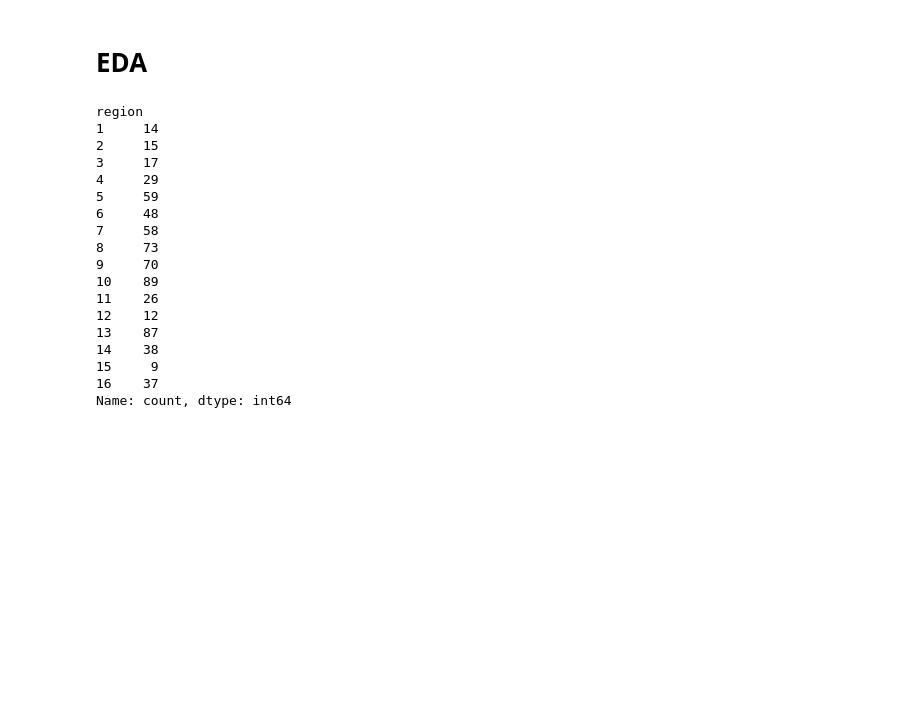
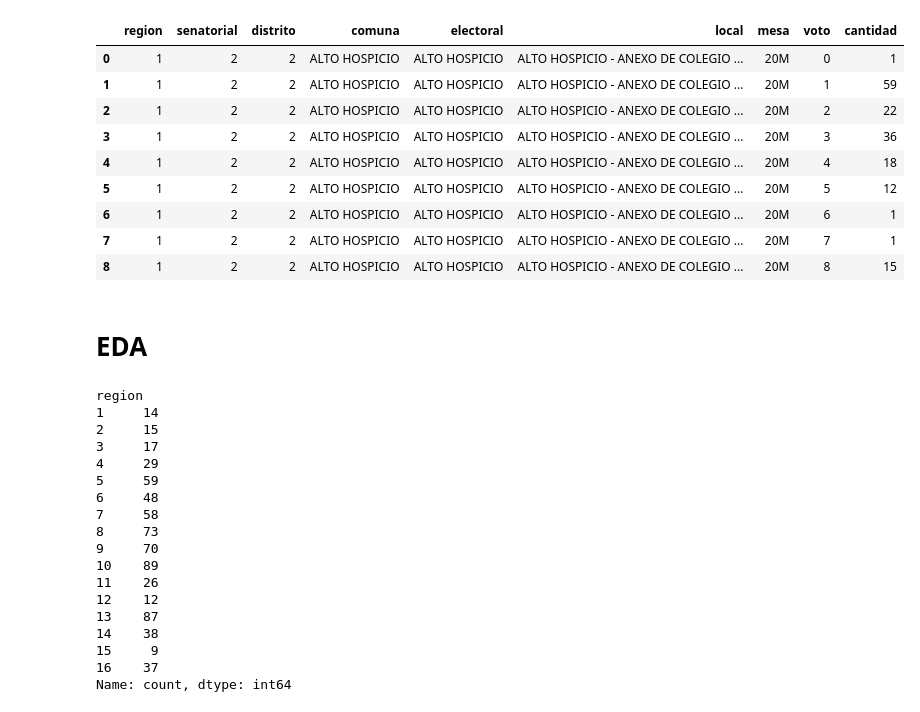
Before and after one commit to vicenteaguero/predecir-elecciones-chile, a Jupyter notebook: notebooks/exploring-presidencial-2021.ipynb, the cells around one changed output. Cells and saved outputs as stored; diff of their text form; code cells hidden in the pictures; blank space fills up the shorter version.

```diff
--- a/notebooks/exploring-presidencial-2021.ipynb
+++ b/notebooks/exploring-presidencial-2021.ipynb
@@ -86,4 +86,17 @@ Memory: 12.09 MB
 46609 rows × 9 columns
+# %%
+votacion.query('electoral == "ALTO HOSPICIO" and mesa == "20M"')
+# %% [output]
+|  | region | senatorial | distrito | comuna | electoral | local | mesa | voto | cantidad |
+| 0 | 1 | 2 | 2 | ALTO HOSPICIO | ALTO HOSPICIO | ALTO HOSPICIO - ANEXO DE COLEGIO ... | 20M | 0 | 1 |
+| 1 | 1 | 2 | 2 | ALTO HOSPICIO | ALTO HOSPICIO | ALTO HOSPICIO - ANEXO DE COLEGIO ... | 20M | 1 | 59 |
+| 2 | 1 | 2 | 2 | ALTO HOSPICIO | ALTO HOSPICIO | ALTO HOSPICIO - ANEXO DE COLEGIO ... | 20M | 2 | 22 |
+| 3 | 1 | 2 | 2 | ALTO HOSPICIO | ALTO HOSPICIO | ALTO HOSPICIO - ANEXO DE COLEGIO ... | 20M | 3 | 36 |
+| 4 | 1 | 2 | 2 | ALTO HOSPICIO | ALTO HOSPICIO | ALTO HOSPICIO - ANEXO DE COLEGIO ... | 20M | 4 | 18 |
+| 5 | 1 | 2 | 2 | ALTO HOSPICIO | ALTO HOSPICIO | ALTO HOSPICIO - ANEXO DE COLEGIO ... | 20M | 5 | 12 |
+| 6 | 1 | 2 | 2 | ALTO HOSPICIO | ALTO HOSPICIO | ALTO HOSPICIO - ANEXO DE COLEGIO ... | 20M | 6 | 1 |
+| 7 | 1 | 2 | 2 | ALTO HOSPICIO | ALTO HOSPICIO | ALTO HOSPICIO - ANEXO DE COLEGIO ... | 20M | 7 | 1 |
+| 8 | 1 | 2 | 2 | ALTO HOSPICIO | ALTO HOSPICIO | ALTO HOSPICIO - ANEXO DE COLEGIO ... | 20M | 8 | 15 |
 # %% [markdown]
 # EDA
 # %%
```
Also changed, not shown: parts of 4 cells of this notebook.
